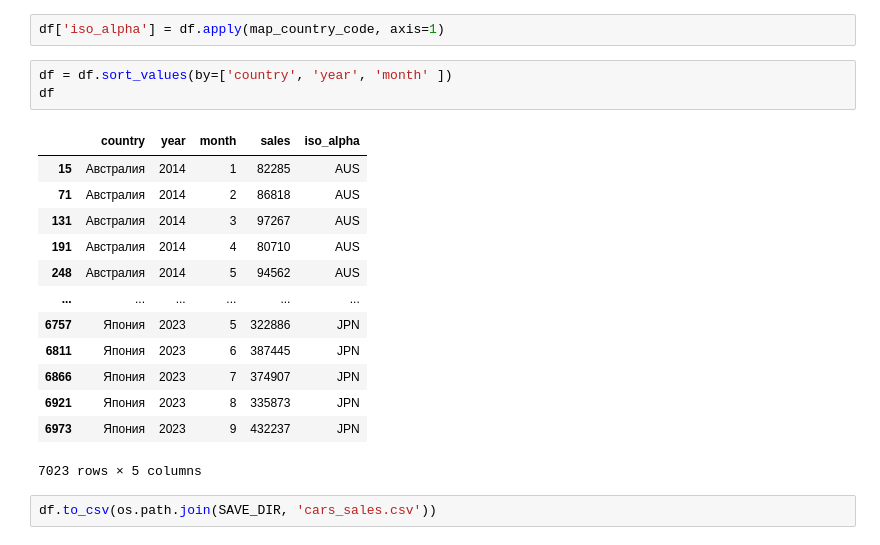
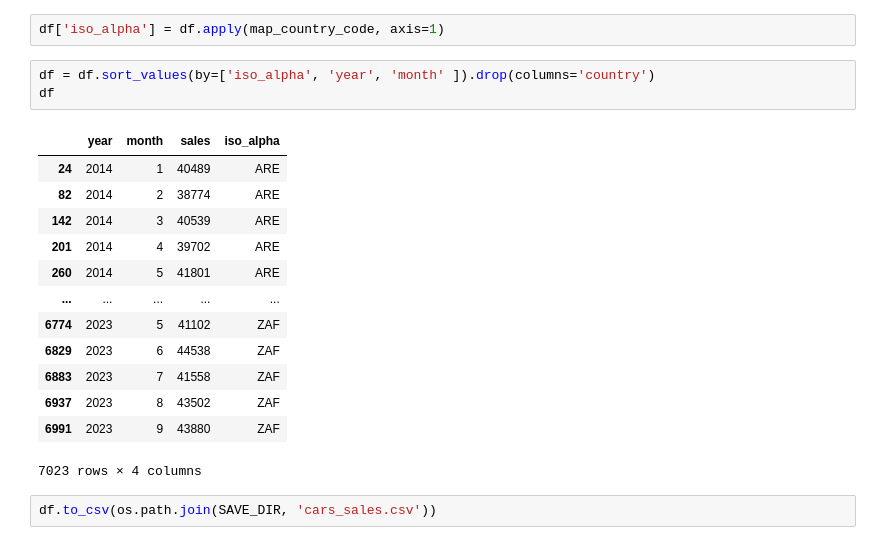
Before and after one commit to sasha-sem/cars-sales-predictor, a Jupyter notebook: notebooks/data_parsers.ipynb, the cells around one changed output. Drawn from its saved outputs; the diff is of its cells as text.

```diff
--- a/notebooks/data_parsers.ipynb
+++ b/notebooks/data_parsers.ipynb
@@ -105,22 +105,22 @@ def map_country_code(row):
 # %%
 df['iso_alpha'] = df.apply(map_country_code, axis=1)
 # %%
-df = df.sort_values(by=['country', 'year', 'month' ])
+df = df.sort_values(by=['iso_alpha', 'year', 'month' ]).drop(columns='country')
 df
 # %% [output]
-|  | country | year | month | sales | iso_alpha |
-| 15 | Австралия | 2014 | 1 | 82285 | AUS |
-| 71 | Австралия | 2014 | 2 | 86818 | AUS |
-| 131 | Австралия | 2014 | 3 | 97267 | AUS |
-| 191 | Австралия | 2014 | 4 | 80710 | AUS |
-| 248 | Австралия | 2014 | 5 | 94562 | AUS |
-| ... | ... | ... | ... | ... | ... |
-| 6757 | Япония | 2023 | 5 | 322886 | JPN |
-| 6811 | Япония | 2023 | 6 | 387445 | JPN |
-| 6866 | Япония | 2023 | 7 | 374907 | JPN |
-| 6921 | Япония | 2023 | 8 | 335873 | JPN |
-| 6973 | Япония | 2023 | 9 | 432237 | JPN |
+|  | year | month | sales | iso_alpha |
+| 24 | 2014 | 1 | 40489 | ARE |
+| 82 | 2014 | 2 | 38774 | ARE |
+| 142 | 2014 | 3 | 40539 | ARE |
+| 201 | 2014 | 4 | 39702 | ARE |
+| 260 | 2014 | 5 | 41801 | ARE |
+| ... | ... | ... | ... | ... |
+| 6774 | 2023 | 5 | 41102 | ZAF |
+| 6829 | 2023 | 6 | 44538 | ZAF |
+| 6883 | 2023 | 7 | 41558 | ZAF |
+| 6937 | 2023 | 8 | 43502 | ZAF |
+| 6991 | 2023 | 9 | 43880 | ZAF |
-7023 rows × 5 columns
+7023 rows × 4 columns
 # %%
 df.to_csv(os.path.join(SAVE_DIR, 'cars_sales.csv'))
 # %% [markdown]
```
Also changed, not shown: parts of 5 cells of this notebook, 14 other files.
